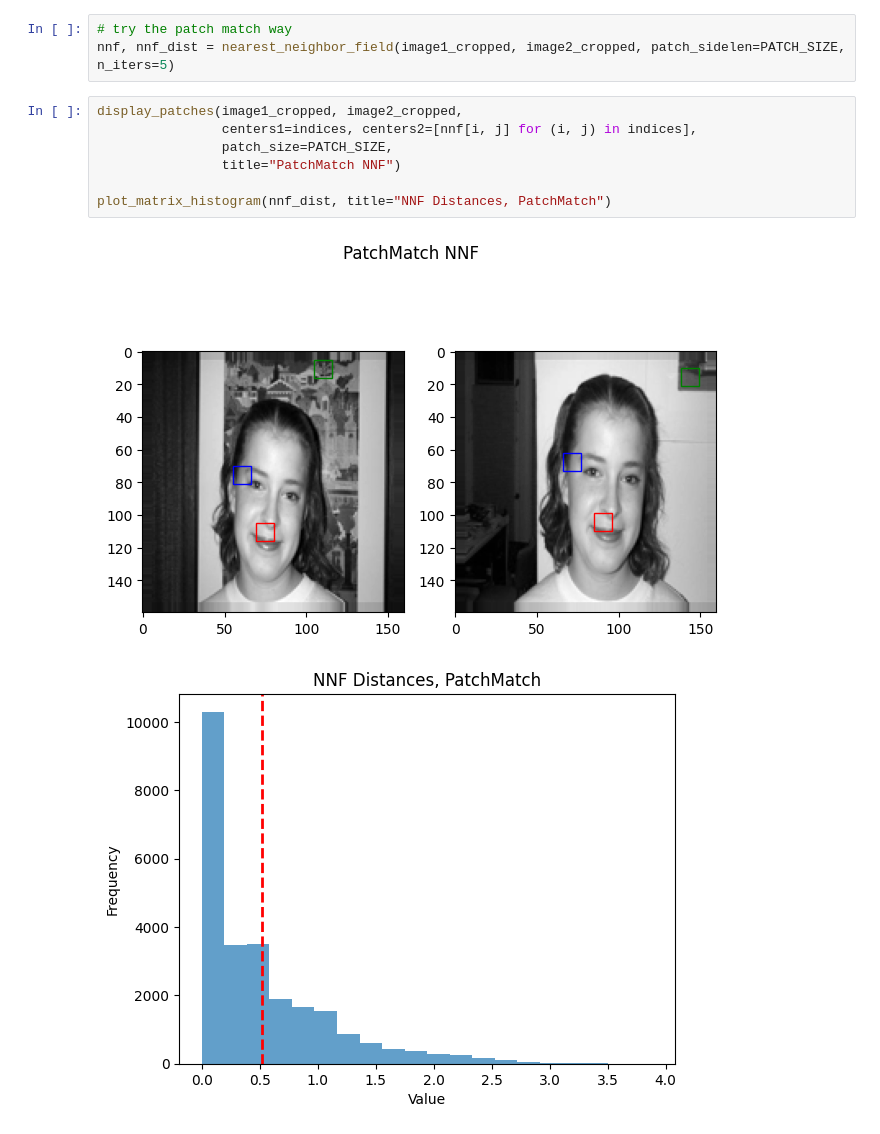
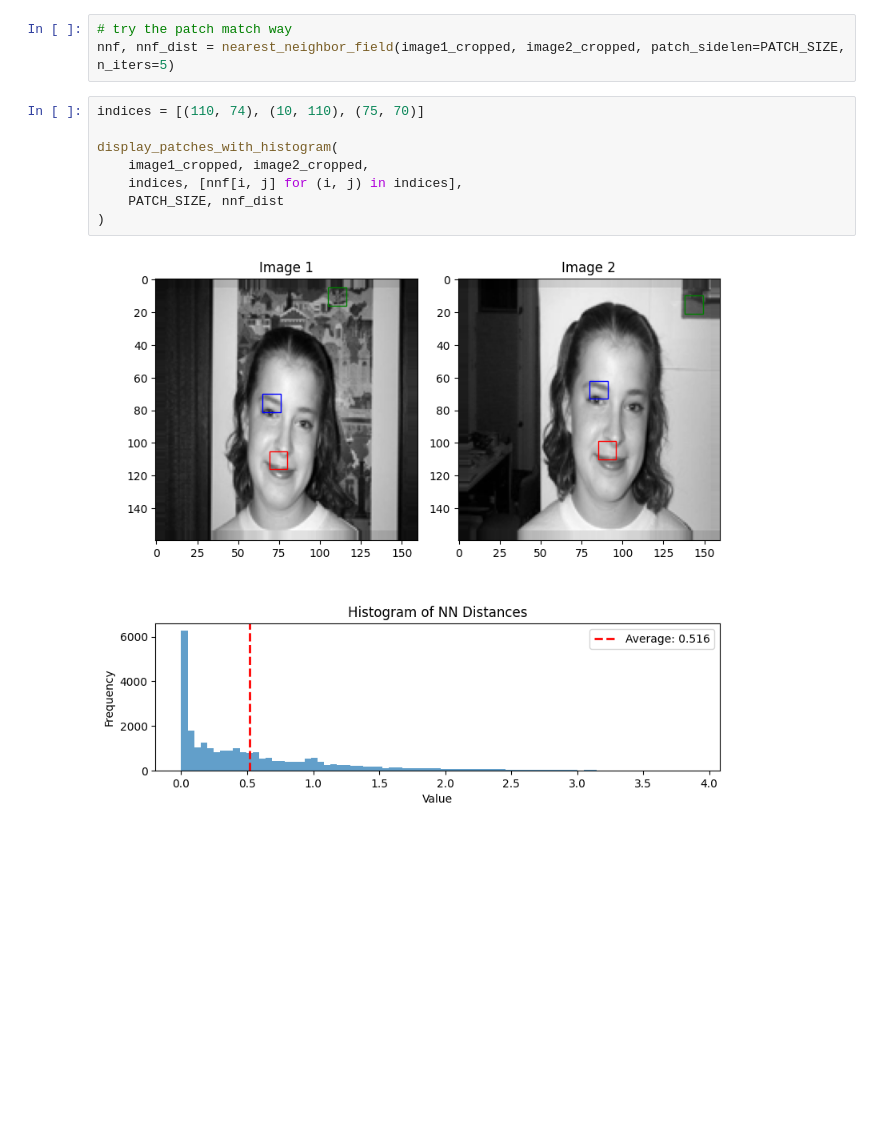
Before and after one commit to micahreich/patch-match, a Jupyter notebook: sequential/playground.ipynb, the cells around one changed output. Drawn from its saved outputs; the diff is of its cells as text; blank space fills up the shorter version.

Commit message:
patch match sample

```diff
--- a/sequential/playground.ipynb
+++ b/sequential/playground.ipynb
@@ -266,12 +210,12 @@ def nearest_neighbor_field(img1, img2, patch_sidelen, n_iters=5):
 # try the patch match way
 nnf, nnf_dist = nearest_neighbor_field(image1_cropped, image2_cropped, patch_sidelen=PATCH_SIZE, n_iters=5)
 # %%
-display_patches(image1_cropped, image2_cropped,
-                centers1=indices, centers2=[nnf[i, j] for (i, j) in indices],
-                patch_size=PATCH_SIZE,
-                title="PatchMatch NNF")
+indices = [(110, 74), (10, 110), (75, 70)]
 
-plot_matrix_histogram(nnf_dist, title="NNF Distances, PatchMatch")
+display_patches_with_histogram(
+    image1_cropped, image2_cropped,
+    indices, [nnf[i, j] for (i, j) in indices],
+    PATCH_SIZE, nnf_dist
+)
 # %% [output]
-[figure, old version]
+[figure, new version]
-[figure, removed]
```
Also changed, not shown: parts of 4 cells of this notebook, 5 other files.
